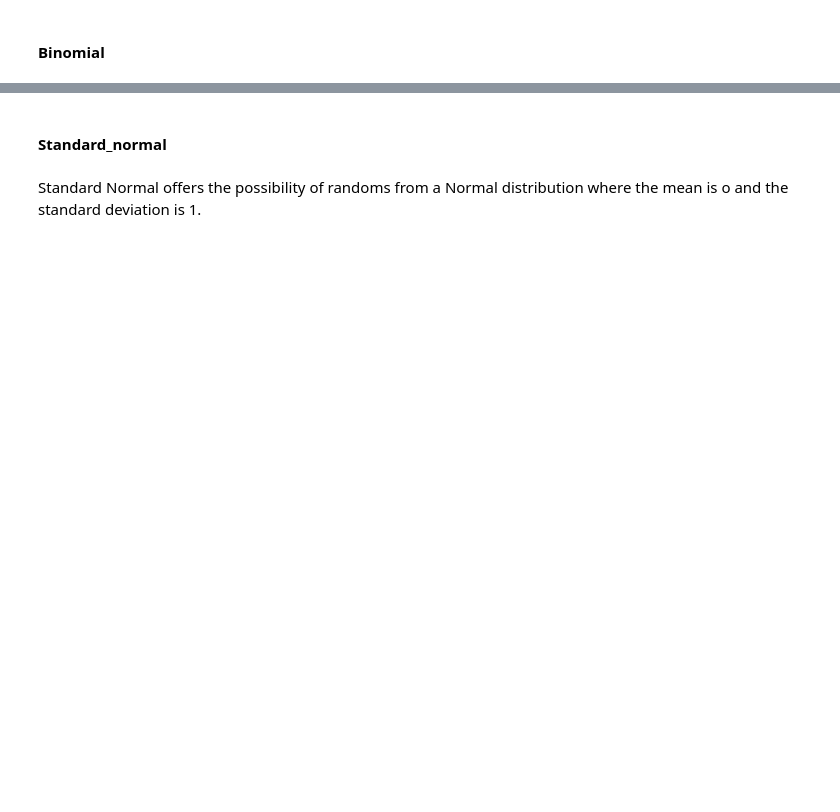
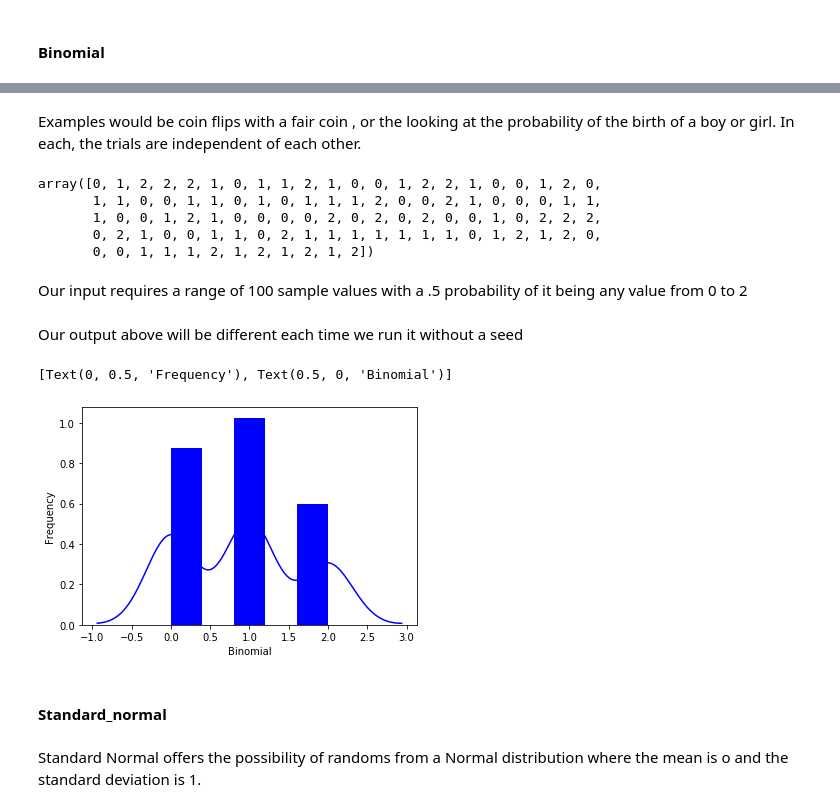
Before and after one commit to CQuinlan1/Proggramming1, a Jupyter notebook: Numpy Random examples.ipynb, the cells around one changed output, grey strips where cells are left out. Cells and saved outputs as stored; diff of their text form; code cells hidden in the pictures; blank space fills up the shorter version.

```diff
--- a/Numpy Random examples.ipynb
+++ b/Numpy Random examples.ipynb
@@ -154,3 +170,33 @@ It  creates independent random variables, each with standard normal distribution
+# %% [markdown]
+Examples would be coin flips with a fair coin , or the looking at the probability of the  birth of a boy or girl. In each, the trials are independent of each other.
+# %%
+import numpy as np
+# importing numpy
+import seaborn as sb
+# importing seaborn to do nicer plots
+bin = np.random.binomial(2, .5, 100)
+# naming the array of random data produced as bin
+# %%
+bin
+# %% [output]
+array([0, 1, 2, 2, 2, 1, 0, 1, 1, 2, 1, 0, 0, 1, 2, 2, 1, 0, 0, 1, 2, 0,
+       1, 1, 0, 0, 1, 1, 0, 1, 0, 1, 1, 1, 2, 0, 0, 2, 1, 0, 0, 0, 1, 1,
+       1, 0, 0, 1, 2, 1, 0, 0, 0, 0, 2, 0, 2, 0, 2, 0, 0, 1, 0, 2, 2, 2,
+       0, 2, 1, 0, 0, 1, 1, 0, 2, 1, 1, 1, 1, 1, 1, 1, 0, 1, 2, 1, 2, 0,
+       0, 0, 1, 1, 1, 2, 1, 2, 1, 2, 1, 2])
+# %% [markdown]
+Our input requires a range of 100 sample values with a .5 probability of it being any value from 0 to 2
+# %% [markdown]
+Our output above will be different each time we run it without a seed
+# %%
+
+ax = sb.distplot(bin,kde=True,color='blue',hist_kws={"linewidth": 25,'alpha':1})
+# using the data above to create a histoplot
+ax.set(xlabel='Binomial', ylabel='Frequency')
+# identifying the  axes
+# %% [output]
+[Text(0, 0.5, 'Frequency'), Text(0.5, 0, 'Binomial')]
+[figure, added]
 # %% [markdown]
  #### Standard_normal
 # %% [markdown]
```
Also changed, not shown: parts of 18 cells of this notebook, 1 other file.
